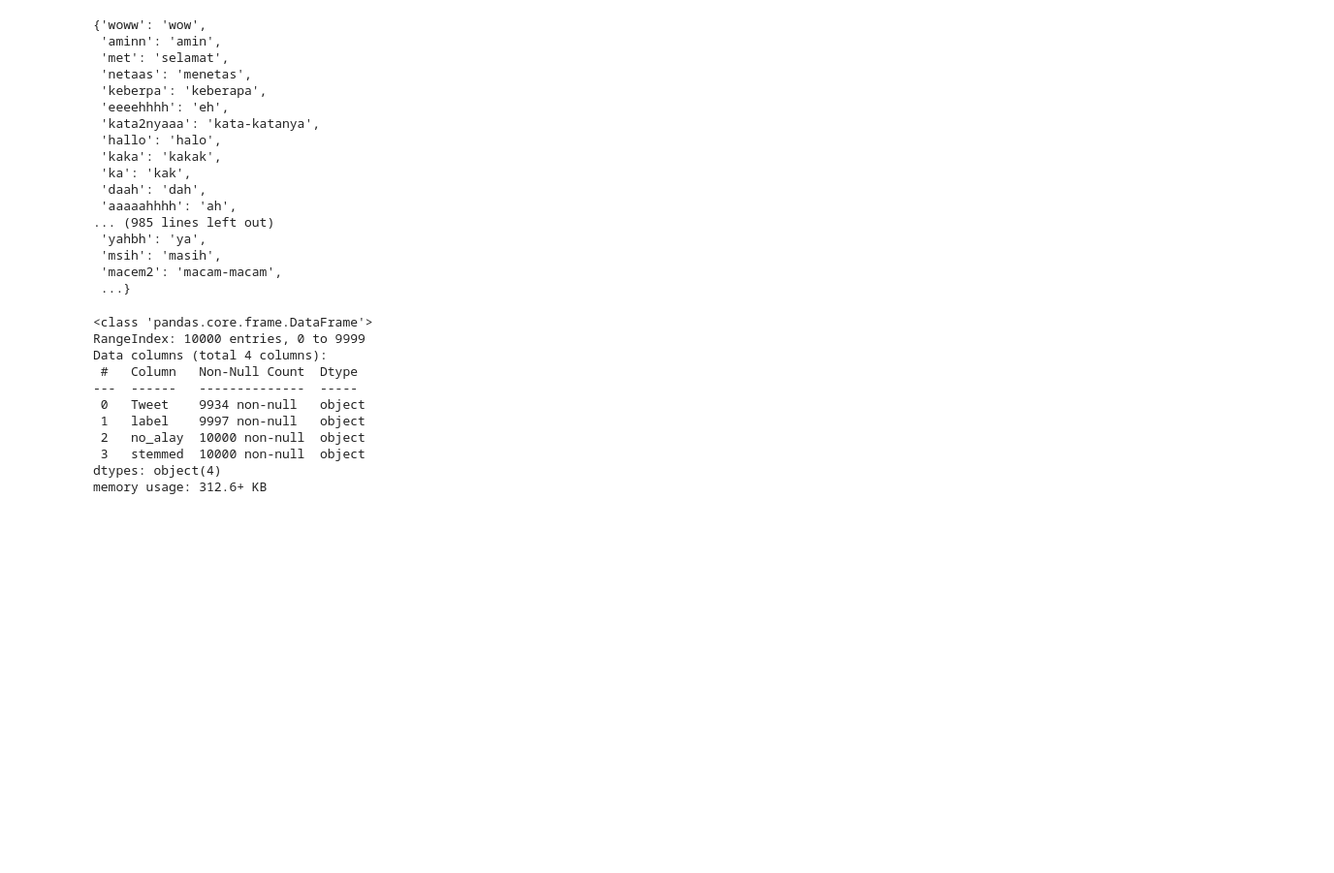
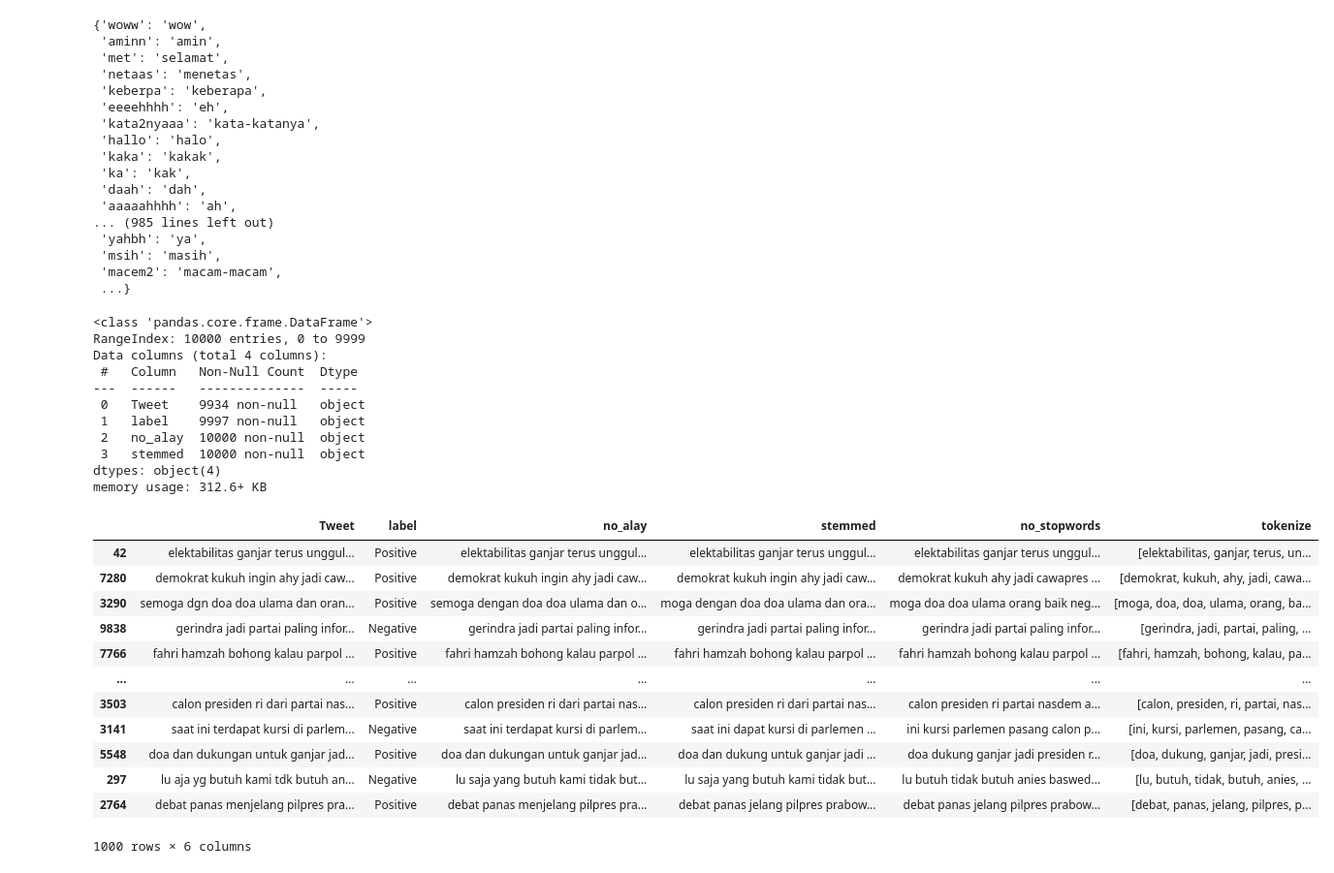
Before and after one commit to ghazafm/twitter-sentiment-analysis, a Jupyter notebook: preprocessing/Training/preprocessing/preprocessing.ipynb, the cells around one changed output. Shown: that part at 97% size. Drawn from its saved outputs; the diff is of its cells as text; code cells hidden in the pictures; blank space fills up the shorter version.

```diff
--- a/preprocessing/Training/preprocessing/preprocessing.ipynb
+++ b/preprocessing/Training/preprocessing/preprocessing.ipynb
@@ -137,5 +137,21 @@ df_prabowo['tokenize'] = df_prabowo['no_stopwords'].apply(tokenizer)
 df_ganjar['tokenize'] = df_ganjar['no_stopwords'].apply(tokenizer)
 # %%
 concat = pd.concat([df_anis,df_prabowo,df_ganjar])
+# %%
+concat.sample(1000)
+# %% [output]
+|  | Tweet | label | no_alay | stemmed | no_stopwords | tokenize |
+| 42 | elektabilitas ganjar terus unggul... | Positive | elektabilitas ganjar terus unggul... | elektabilitas ganjar terus unggul... | elektabilitas ganjar terus unggul... | [elektabilitas, ganjar, terus, un... |
+| 7280 | demokrat kukuh ingin ahy jadi caw... | Positive | demokrat kukuh ingin ahy jadi caw... | demokrat kukuh ingin ahy jadi caw... | demokrat kukuh ahy jadi cawapres ... | [demokrat, kukuh, ahy, jadi, cawa... |
+| 3290 | semoga dgn doa doa ulama dan oran... | Positive | semoga dengan doa doa ulama dan o... | moga dengan doa doa ulama dan ora... | moga doa doa ulama orang baik neg... | [moga, doa, doa, ulama, orang, ba... |
+| 9838 | gerindra jadi partai paling infor... | Negative | gerindra jadi partai paling infor... | gerindra jadi partai paling infor... | gerindra jadi partai paling infor... | [gerindra, jadi, partai, paling, ... |
+| 7766 | fahri hamzah bohong kalau parpol ... | Positive | fahri hamzah bohong kalau parpol ... | fahri hamzah bohong kalau parpol ... | fahri hamzah bohong kalau parpol ... | [fahri, hamzah, bohong, kalau, pa... |
+| ... | ... | ... | ... | ... | ... | ... |
+| 3503 | calon presiden ri dari partai nas... | Positive | calon presiden ri dari partai nas... | calon presiden ri dari partai nas... | calon presiden ri partai nasdem a... | [calon, presiden, ri, partai, nas... |
+| 3141 | saat ini terdapat kursi di parlem... | Negative | saat ini terdapat kursi di parlem... | saat ini dapat kursi di parlemen ... | ini kursi parlemen pasang calon p... | [ini, kursi, parlemen, pasang, ca... |
+| 5548 | doa dan dukungan untuk ganjar jad... | Positive | doa dan dukungan untuk ganjar jad... | doa dan dukung untuk ganjar jadi ... | doa dukung ganjar jadi presiden r... | [doa, dukung, ganjar, jadi, presi... |
+| 297 | lu aja yg butuh kami tdk butuh an... | Negative | lu saja yang butuh kami tidak but... | lu saja yang butuh kami tidak but... | lu butuh tidak butuh anies baswed... | [lu, butuh, tidak, butuh, anies, ... |
+| 2764 | debat panas menjelang pilpres pra... | Positive | debat panas menjelang pilpres pra... | debat panas jelang pilpres prabow... | debat panas jelang pilpres prabow... | [debat, panas, jelang, pilpres, p... |
+1000 rows × 6 columns
 # %%
 dir = os.path.abspath(os.path.join('..', 'data/clean'))
```
Also changed, not shown: parts of 1 cell of this notebook, 5 other files.
